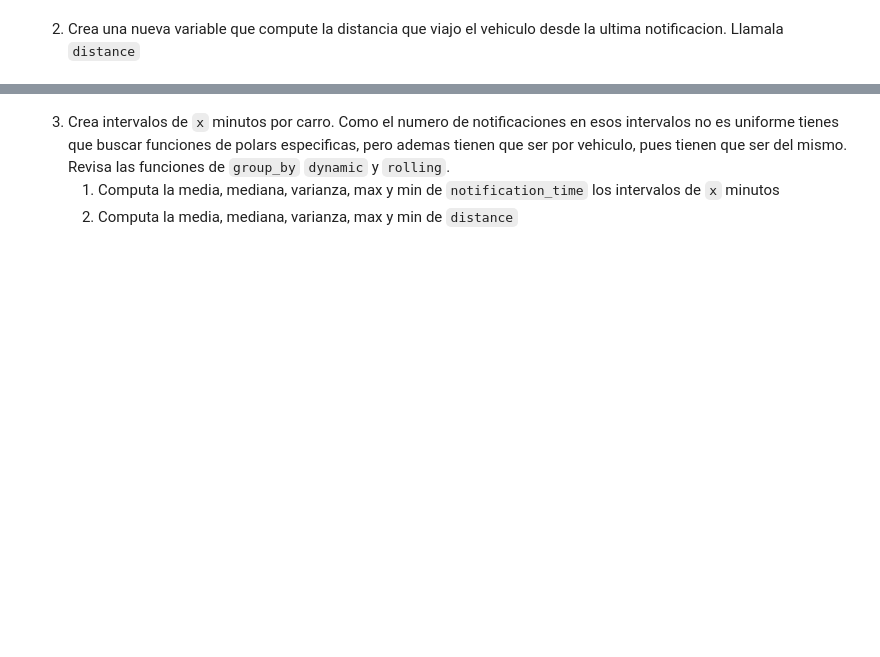
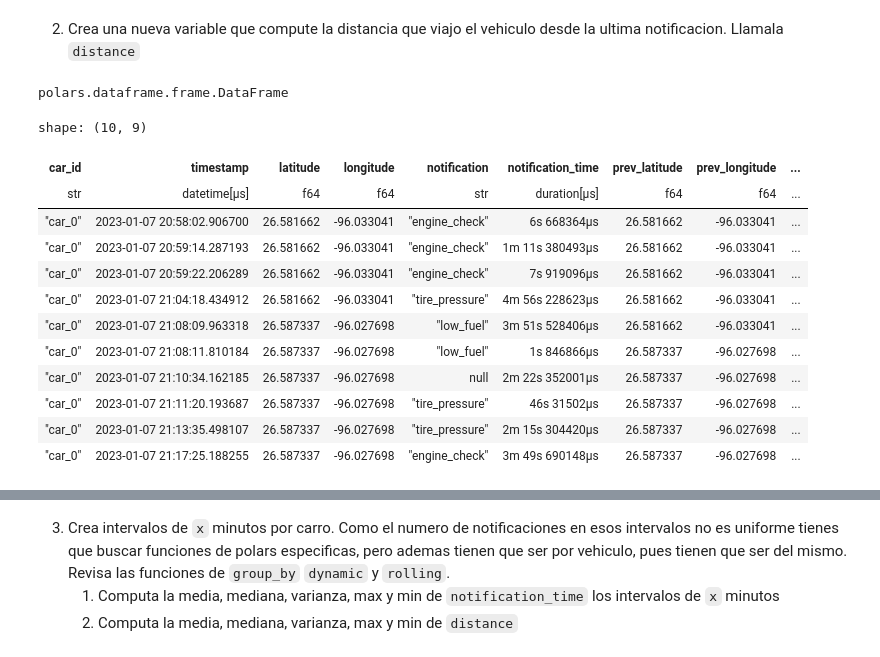
Before and after one commit to sonder-art/fdd_p24, a Jupyter notebook: tareas/5282_vhed/polars/05_polars_ts.ipynb, the cells around one changed output, grey strips where cells are left out. Saved outputs shown, nothing was run; the diff lists cells and outputs as text; code cells hidden in the pictures; blank space fills up the shorter version.

Commit message:
"Tarea Final Polars"

```diff
--- a/tareas/5282_vhed/polars/05_polars_ts.ipynb
+++ b/tareas/5282_vhed/polars/05_polars_ts.ipynb
@@ -151,10 +151,9 @@ Existen varias formas de hacer esto, puedes hacerlo con `group_by` primero para
 # Ordenar los registros por car_id y timestamp
 data = data.sort(["car_id", "timestamp"])
 
-# Crear la variable notification_time
 data = data.with_columns(
     pl.col("timestamp")
     .diff()
     .over("car_id")
-    .alias("lag")
+    .alias("notification_time")
 )
@@ -177,2 +176,57 @@ shape: (10, 7)
 # %% [markdown]
 2. Crea una nueva variable que compute la distancia que viajo el vehiculo desde la ultima notificacion. Llamala `distance`
+# %%
+import math
+
+#Se usará la fórmula de haversine para calcular la distancia en kilómetros entre dos puntos geográficos
+
+
+def haversine_distance(lat1, lon1, lat2, lon2):
+
+    R = 6371  # Radio de la Tierra en kilómetros
+
+    if lat1 is None or lon1 is None or lat2 is None or lon2 is None:
+        return None
+
+    lat1_rad = math.radians(lat1)
+    lon1_rad = math.radians(lon1)
+    lat2_rad = math.radians(lat2)
+    lon2_rad = math.radians(lon2)
+
+    delta_lat = lat2_rad - lat1_rad
+    delta_lon = lon2_rad - lon1_rad
+
+    a = math.sin(delta_lat / 2) ** 2 + math.cos(lat1_rad) * math.cos(lat2_rad) * math.sin(delta_lon / 2) ** 2
+    c = 2 * math.atan2(math.sqrt(a), math.sqrt(1 - a))
+
+    return R * c
+# %%
+# Crear la variable distance
+data = data.with_columns([
+    pl.col("latitude").shift(1).over("car_id").alias("prev_latitude"),
+    pl.col("longitude").shift(1).over("car_id").alias("prev_longitude"),
+])
+
+nueva = data.map_rows(lambda t: haversine_distance(t[2], t[3], t[6], t[7]))
+# %%
+type(nueva)
+# %% [output]
+polars.dataframe.frame.DataFrame
+# %%
+data=data.with_columns(pl.Series(name="distance", values=nueva))
+# %%
+data[5840:5850]
+# %% [output]
+shape: (10, 9)
+| car_id | timestamp | latitude | longitude | notification | notification_time | prev_latitude | prev_longitude | ... |
+| str | datetime[μs] | f64 | f64 | str | duration[μs] | f64 | f64 | ... |
+| "car_0" | 2023-01-07 20:58:02.906700 | 26.581662 | -96.033041 | "engine_check" | 6s 668364µs | 26.581662 | -96.033041 | ... |
+| "car_0" | 2023-01-07 20:59:14.287193 | 26.581662 | -96.033041 | "engine_check" | 1m 11s 380493µs | 26.581662 | -96.033041 | ... |
+| "car_0" | 2023-01-07 20:59:22.206289 | 26.581662 | -96.033041 | "engine_check" | 7s 919096µs | 26.581662 | -96.033041 | ... |
+| "car_0" | 2023-01-07 21:04:18.434912 | 26.581662 | -96.033041 | "tire_pressure" | 4m 56s 228623µs | 26.581662 | -96.033041 | ... |
+| "car_0" | 2023-01-07 21:08:09.963318 | 26.587337 | -96.027698 | "low_fuel" | 3m 51s 528406µs | 26.581662 | -96.033041 | ... |
+| "car_0" | 2023-01-07 21:08:11.810184 | 26.587337 | -96.027698 | "low_fuel" | 1s 846866µs | 26.587337 | -96.027698 | ... |
+| "car_0" | 2023-01-07 21:10:34.162185 | 26.587337 | -96.027698 | null | 2m 22s 352001µs | 26.587337 | -96.027698 | ... |
+| "car_0" | 2023-01-07 21:11:20.193687 | 26.587337 | -96.027698 | "tire_pressure" | 46s 31502µs | 26.587337 | -96.027698 | ... |
+| "car_0" | 2023-01-07 21:13:35.498107 | 26.587337 | -96.027698 | "tire_pressure" | 2m 15s 304420µs | 26.587337 | -96.027698 | ... |
+| "car_0" | 2023-01-07 21:17:25.188255 | 26.587337 | -96.027698 | "engine_check" | 3m 49s 690148µs | 26.587337 | -96.027698 | ... |
```
Also changed, not shown: parts of 12 cells of this notebook, 4 other files.
